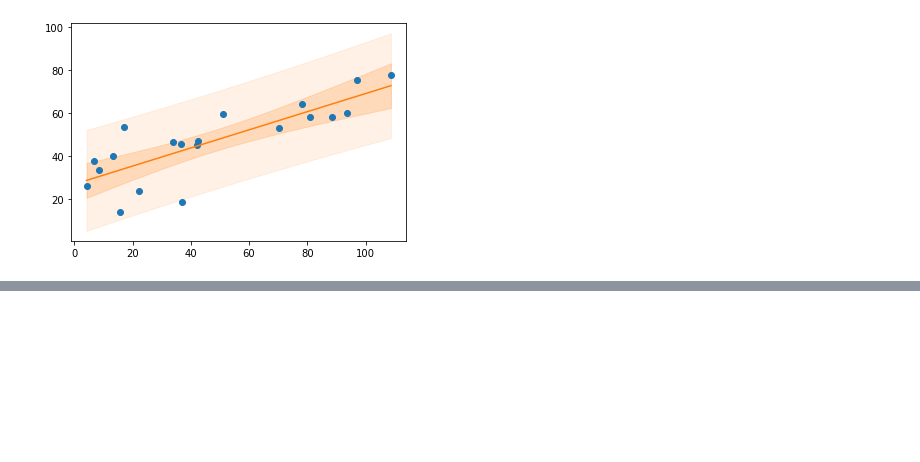
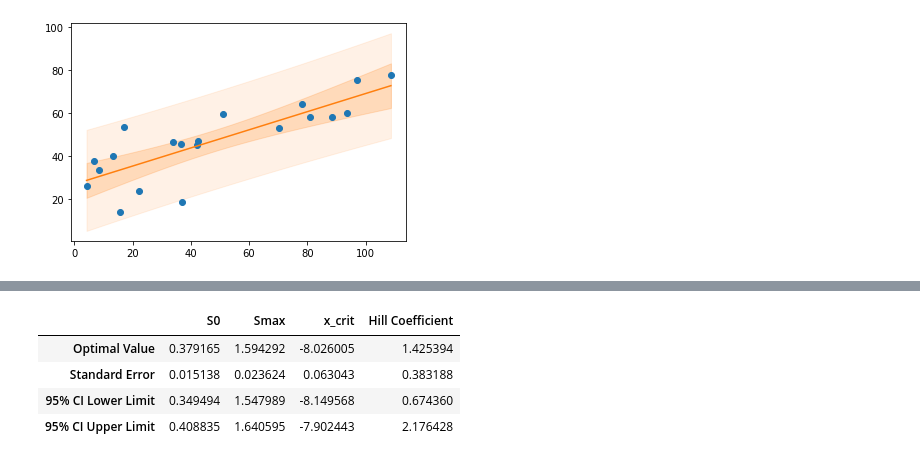
Before and after one commit to JohnGoertz/Benchtop-Python, a Jupyter notebook: 01_PlottingUncertainty.ipynb, the cells around one changed output, grey strips where cells are left out. Saved outputs shown, nothing was run; the diff lists cells and outputs as text; code cells hidden in the pictures; blank space fills up the shorter version.

```diff
--- a/Plotting_uncertainty.ipynb
+++ b/01_PlottingUncertainty.ipynb
@@ -222,0 +275,18 @@ plt.plot(cplot,hill_y,'C0');
+# %%
+def param_summary(p_opt,p_cov, names = None):
+    p_std = np.sqrt(np.diag(p_cov))
+    nstd = stats.norm.ppf((1. + 0.95)/2.)
+    p_ci_lower = p_opt - nstd * p_std
+    p_ci_upper = p_opt + nstd * p_std
+    summary = pd.DataFrame(data = [p_opt,p_std,p_ci_lower,p_ci_upper],
+                           index = ('Optimal Value','Standard Error','95% CI Lower Limit','95% CI Upper Limit'),
+                           columns = names)
+    return summary
+# %%
+param_summary(p_opt_Hill,p_cov_Hill, names = ('S0','Smax','x_crit','Hill Coefficient'))
+# %% [output]
+|  | S0 | Smax | x_crit | Hill Coefficient |
+| Optimal Value | 0.379165 | 1.594292 | -8.026005 | 1.425394 |
+| Standard Error | 0.015138 | 0.023624 | 0.063043 | 0.383188 |
+| 95% CI Lower Limit | 0.349494 | 1.547989 | -8.149568 | 0.674360 |
+| 95% CI Upper Limit | 0.408835 | 1.640595 | -7.902443 | 2.176428 |
```
Also changed, not shown: parts of 30 cells of this notebook.
